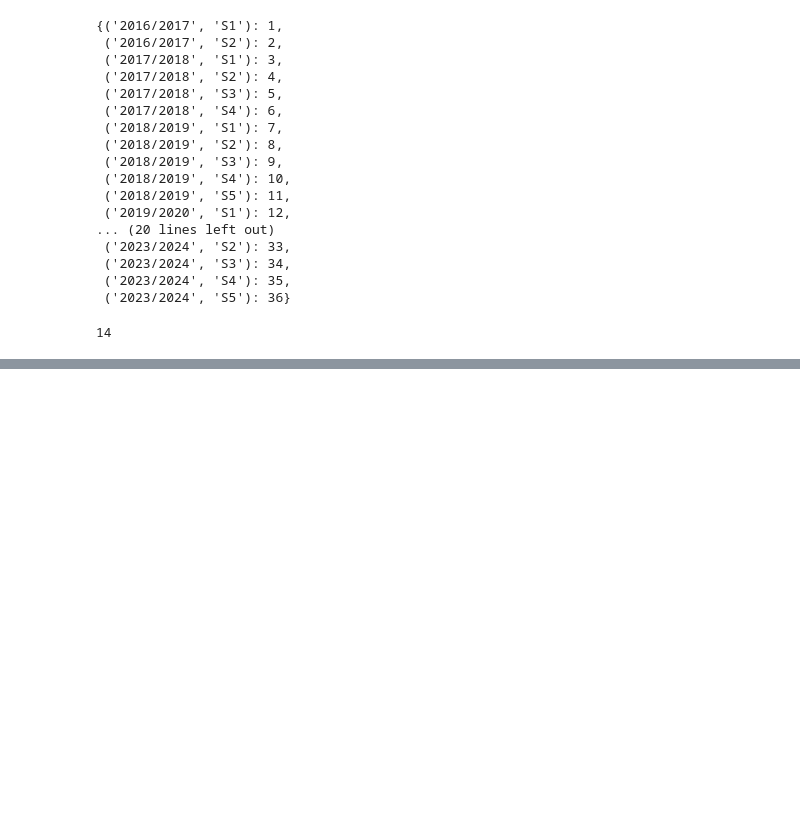
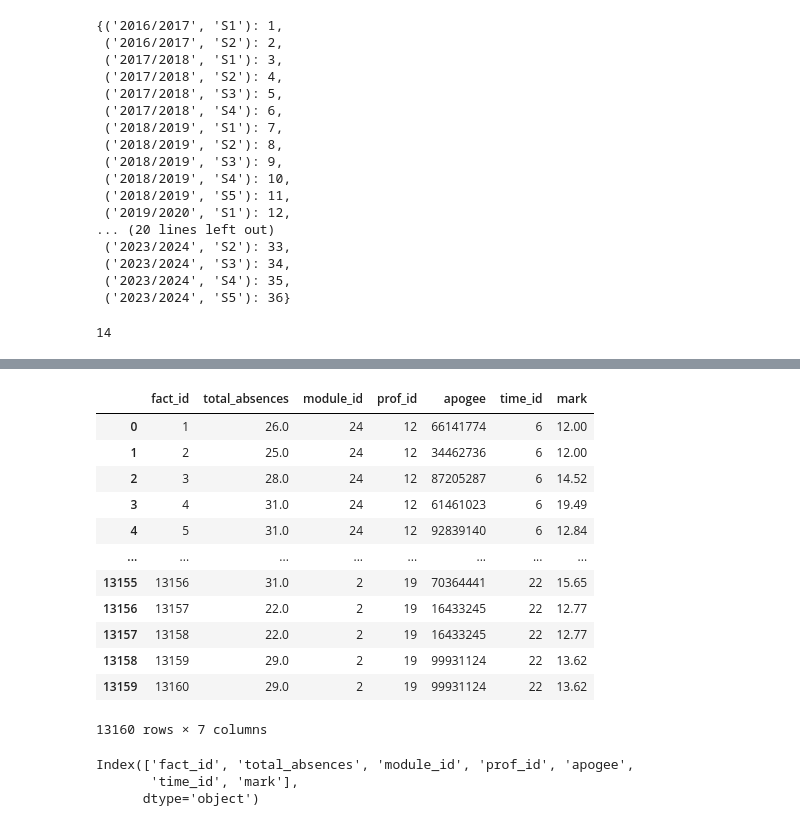
Before and after one commit to MedEZZOUAK/BI_PROJECT_ETL, a Jupyter notebook: ETL.ipynb, the cells around one changed output, grey strips where cells are left out. Drawn from its saved outputs; the diff is of its cells as text; code cells hidden in the pictures; blank space fills up the shorter version.

```diff
--- a/ETL.ipynb
+++ b/ETL.ipynb
@@ -1507,0 +1582,24 @@ last_try
+# %%
+#drop column semester
+last_try.drop(columns=['semester'], inplace=True)
+last_try
+# %% [output]
+|  | fact_id | total_absences | module_id | prof_id | apogee | time_id | mark |
+| 0 | 1 | 26.0 | 24 | 12 | 66141774 | 6 | 12.00 |
+| 1 | 2 | 25.0 | 24 | 12 | 34462736 | 6 | 12.00 |
+| 2 | 3 | 28.0 | 24 | 12 | 87205287 | 6 | 14.52 |
+| 3 | 4 | 31.0 | 24 | 12 | 61461023 | 6 | 19.49 |
+| 4 | 5 | 31.0 | 24 | 12 | 92839140 | 6 | 12.84 |
+| ... | ... | ... | ... | ... | ... | ... | ... |
+| 13155 | 13156 | 31.0 | 2 | 19 | 70364441 | 22 | 15.65 |
+| 13156 | 13157 | 22.0 | 2 | 19 | 16433245 | 22 | 12.77 |
+| 13157 | 13158 | 22.0 | 2 | 19 | 16433245 | 22 | 12.77 |
+| 13158 | 13159 | 29.0 | 2 | 19 | 99931124 | 22 | 13.62 |
+| 13159 | 13160 | 29.0 | 2 | 19 | 99931124 | 22 | 13.62 |
+13160 rows × 7 columns
+# %%
+last_try.columns
+# %% [output]
+Index(['fact_id', 'total_absences', 'module_id', 'prof_id', 'apogee',
+       'time_id', 'mark'],
+      dtype='object')
```
Also changed, not shown: parts of 20 cells of this notebook, 9 other files.
